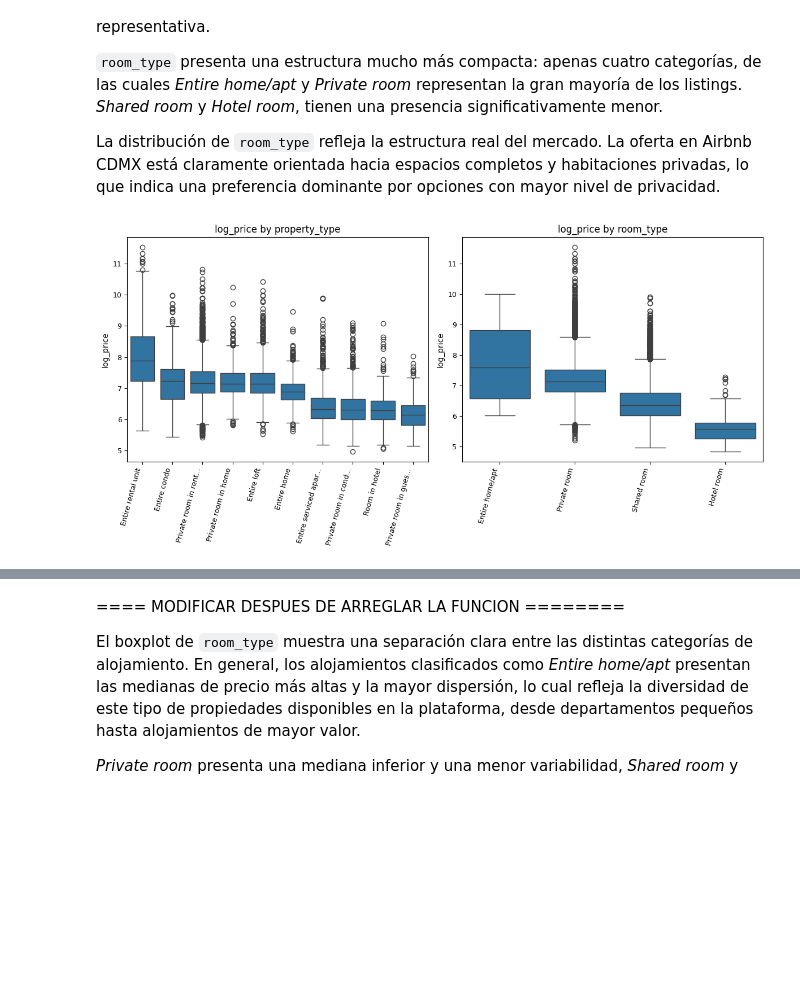
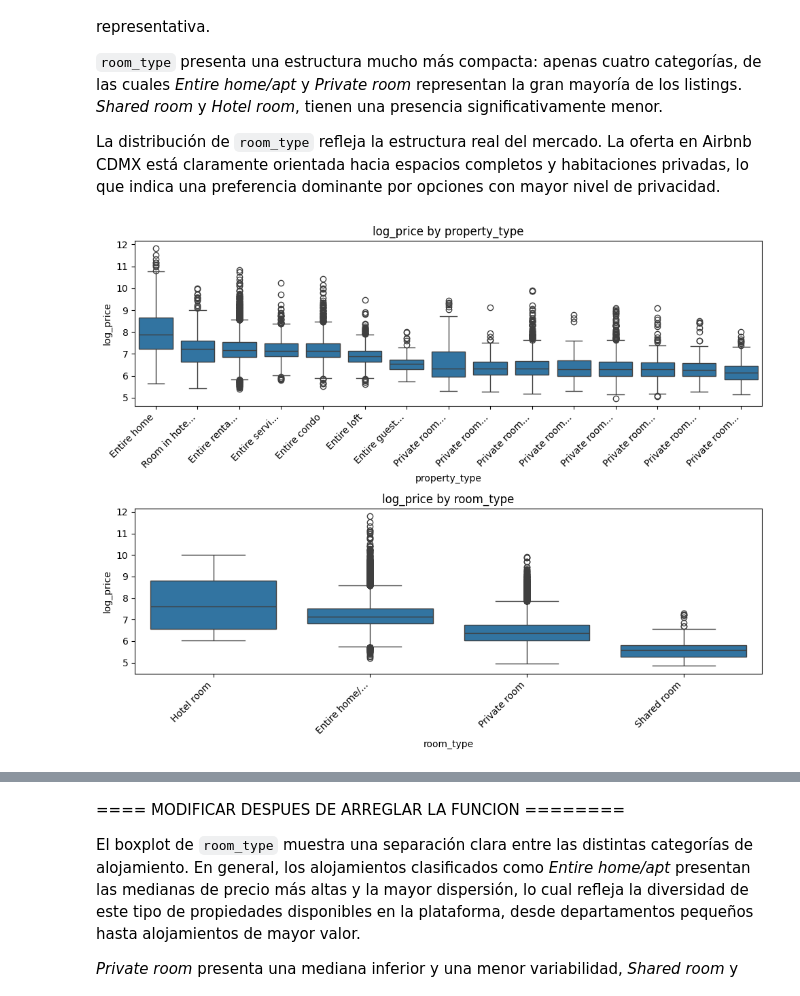
Before and after one commit to josue-rdgzcb/airbnb-price-prediction-cdmx, a Jupyter notebook: notebooks/01_data_exploration.ipynb, the cells around one changed output, grey strips where cells are left out. Drawn from its saved outputs; the diff is of its cells as text; code cells hidden in the pictures; blank space fills up the shorter version.

```diff
--- a/notebooks/01_data_exploration.ipynb
+++ b/notebooks/01_data_exploration.ipynb
@@ -76,13 +76,10 @@ import os
 import ast
 
 sys.path.append(os.path.abspath("../src"))
-from exploration_utils.basic_feature_profile import basic_feature_profile
-from exploration_utils.advanced_profiling import profile_variables
-from exploration_utils.plot_feature_distributions import plot_feature_distributions
-from exploration_utils.plot_categorical_boxplots import plot_categorical_boxplots
+from eda.profiling import basic_profile, advanced_profile
 
 # Load dataset
-df = pd.read_csv("../data/raw/listings.csv")
+df = pd.read_csv("../data/raw_data/listings.csv")
 
 # Preview first rows
 df.head()
@@ -1538,12 +1711,67 @@ Para `property_type`, en el gráfico se observa que la categoría *Entire rental
 
 La distribución de `room_type` refleja la estructura real del mercado. La oferta en Airbnb CDMX está claramente orientada hacia espacios completos y habitaciones privadas, lo que indica una preferencia dominante por opciones con mayor nivel de privacidad.
 # %%
-plot_categorical_boxplots(
-    df= df_features,
-    features= property_room_characteristics,
-    target= 'log_price',
-    max_categories=10,
-    figsize_per_row=6
-)
+# Parámetros
+vars_to_plot = property_room_characteristics   # puede ser categórica o numérica
+top_n = 15                # limitar top values si quieres, si no deja None
+df_plot = df_features.copy()
+
+# Quitar filas con NaN en cualquiera de las variables a graficar + log_price
+df_plot = df_plot[vars_to_plot + ['log_price']].dropna()
+
+fig, axes = plt.subplots(nrows=len(vars_to_plot), ncols=1, figsize=(10, 8))
+
+if len(vars_to_plot) == 1:
+    axes = [axes]
+
+for i, var in enumerate(vars_to_plot):
+
+    # Selección condicional de top values
+    if top_n is not None:
+        top_values = df_plot[var].value_counts().nlargest(top_n).index
+        df_filtered = df_plot[df_plot[var].isin(top_values)]
+    else:
+        df_filtered = df_plot
+
+    # Detectar tipo de variable
+    if pd.api.types.is_numeric_dtype(df_filtered[var]):
+        # Numérica → orden natural
+        order = sorted(df_filtered[var].unique())
+    else:
+        # Categórica → ordenar por mediana de log_price
+        order = (
+            df_filtered.groupby(var, observed=False)["log_price"]
+            .median()
+            .sort_values(ascending=False)
+            .index
+        )
+
+    sns.boxplot(x=df_filtered[var], y=df_filtered["log_price"], ax=axes[i], order=order)
+    axes[i].set_title(f"log_price by {var}")
+    axes[i].set_xlabel(var)
+    axes[i].set_ylabel("log_price")
+
+    # Obtener los ticks y etiquetas actuales
+    ticks = axes[i].get_xticks()
+    labels = [lbl.get_text() for lbl in axes[i].get_xticklabels()]
+
+    # Calcular longitud máxima
+    max_label_len = max(len(lbl) for lbl in labels if lbl)
+
+    # Abreviar etiquetas largas
+    new_labels = [lbl[:12] + "..." if len(lbl) > 12 else lbl for lbl in labels]
+
+    # Fijar ticks y etiquetas
+    axes[i].set_xticks(ticks)
+    axes[i].set_xticklabels(new_labels)
+
+    # Rotar solo si son largas y alinear al final de la barra
+    if max_label_len > 8:
+        for lbl in axes[i].get_xticklabels():
+            lbl.set_rotation(45)
+            lbl.set_horizontalalignment('right')  # clave: final alineado con la barra
+
+plt.tight_layout()
+plt.show()
 # %% [output]
-[figure, old version]
+[figure, new version]
```
Also changed, not shown: parts of 51 cells of this notebook.
